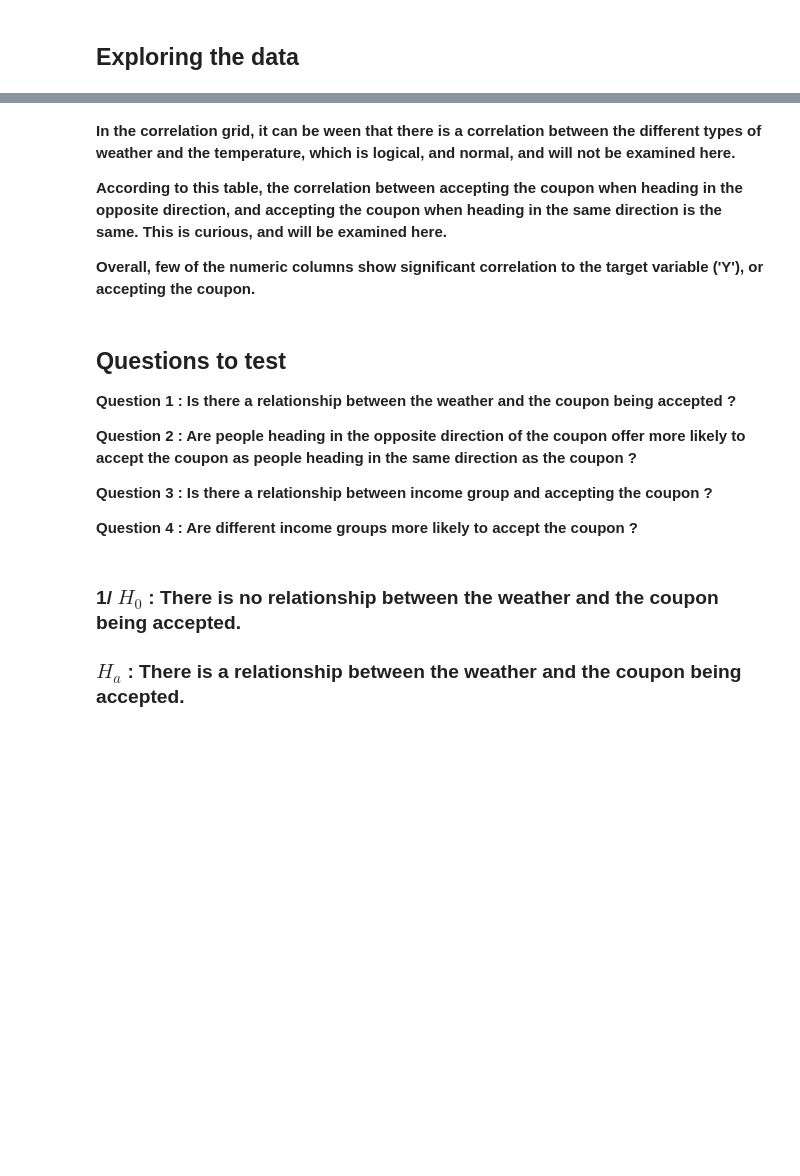
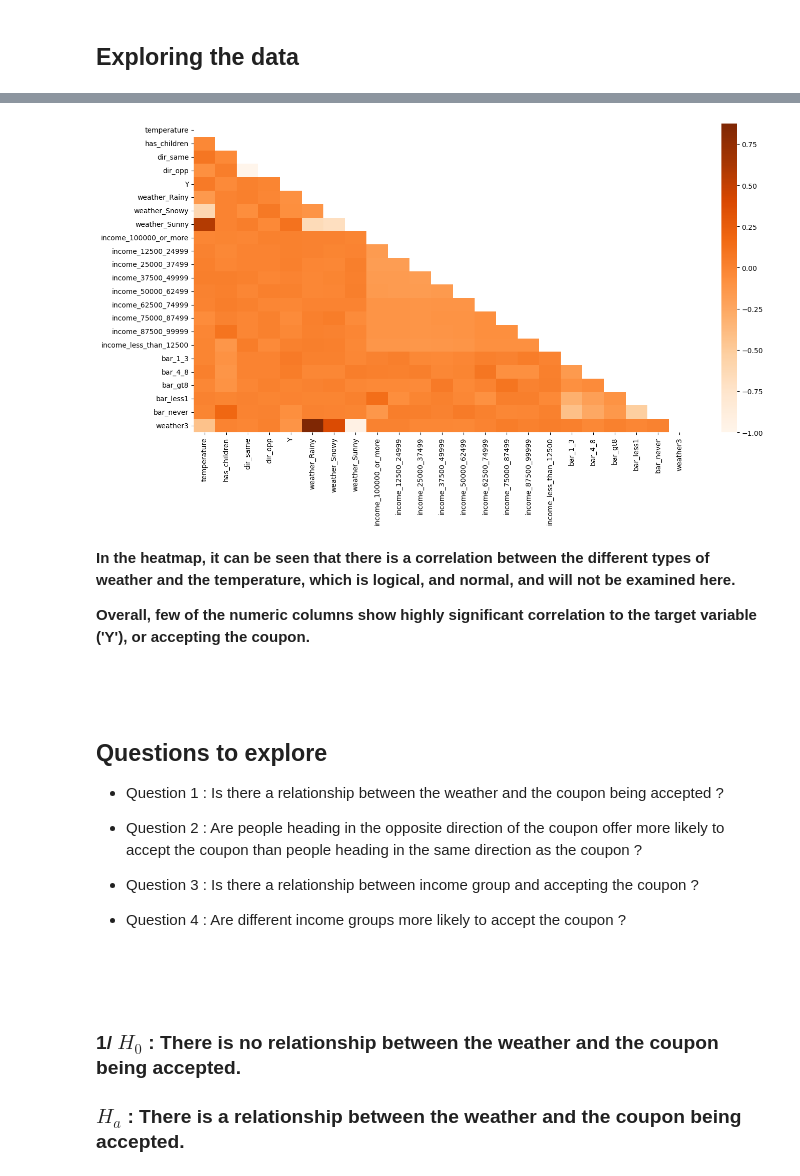
Before and after one commit to MagdalenaRahn/project_individual_Bulgaria_wine, a Jupyter notebook: Untitled.ipynb, the cells around one changed output, grey strips where cells are left out. Cells and saved outputs as stored; diff of their text form; code cells hidden in the pictures; blank space fills up the shorter version.

```diff
--- a/Untitled.ipynb
+++ b/Untitled.ipynb
@@ -262,16 +265,23 @@ train_corr
+# %%
+c.heat(train)
+# %% [output]
+[figure, added]
 # %% [markdown]
-**In the correlation grid, it can be ween that there is a correlation between the different types of weather and the temperature, which is logical, and normal, and will not be examined here.**
+**In the heatmap, it can be seen that there is a correlation between the different types of weather and the temperature, which is logical, and normal, and will not be examined here.**
 
-**According to this table, the correlation between accepting the coupon when heading in the opposite direction, and accepting the coupon when heading in the same direction is the same. This is curious, and will be examined here.**
-
-**Overall, few of the numeric columns show significant correlation to the target variable ('Y'), or accepting the coupon.**
+**Overall, few of the numeric columns show highly significant correlation to the target variable ('Y'), or accepting the coupon.**
+# %% [markdown]
+&nbsp;
 # %% [markdown]
-## Questions to test
+## Questions to explore
 
-**Question 1 : Is there a relationship between the weather and the coupon being accepted ?**
+- Question 1 : Is there a relationship between the weather and the coupon being accepted ?
 
-**Question 2 : Are people heading in the opposite direction of the coupon offer more likely to accept the coupon as people heading in the same direction as the coupon ?**
 
-**Question 3 : Is there a relationship between income group and accepting the coupon ?**
+- Question 2 : Are people heading in the opposite direction of the coupon offer more likely to accept the coupon than people heading in the same direction as the coupon ?
 
-**Question 4 : Are different income groups more likely to accept the coupon ?**
+
+- Question 3 : Is there a relationship between income group and accepting the coupon ?
+
+
+- Question 4 : Are different income groups more likely to accept the coupon ?
@@ -282,3 +288,5 @@ train = c.weather3_col(train)
+# %% [markdown]
+&nbsp;
 # %% [markdown]
 ### 1/ $H_{0}$ : There is no relationship between the weather and the coupon being accepted.
 ### $H_{a}$ : There is a relationship between the weather and the coupon being accepted.
```
Also changed, not shown: parts of 64 cells of this notebook, 3 other files.
